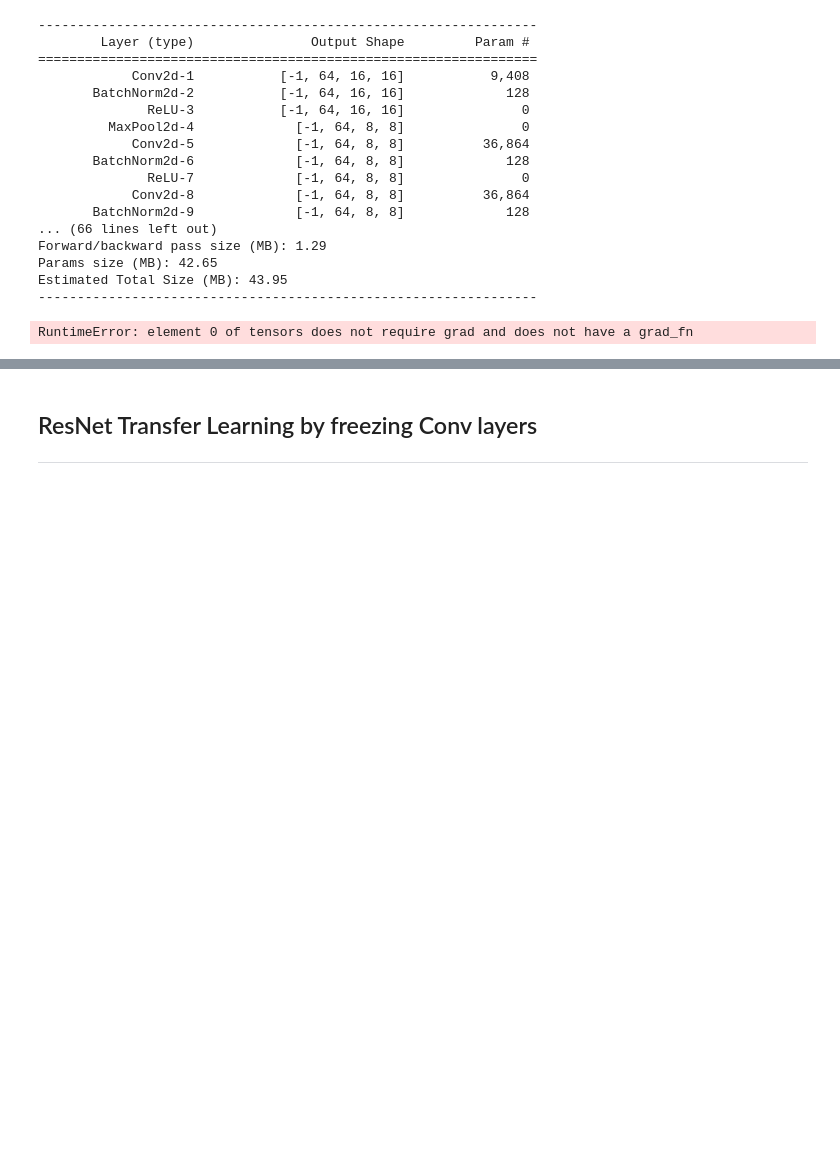
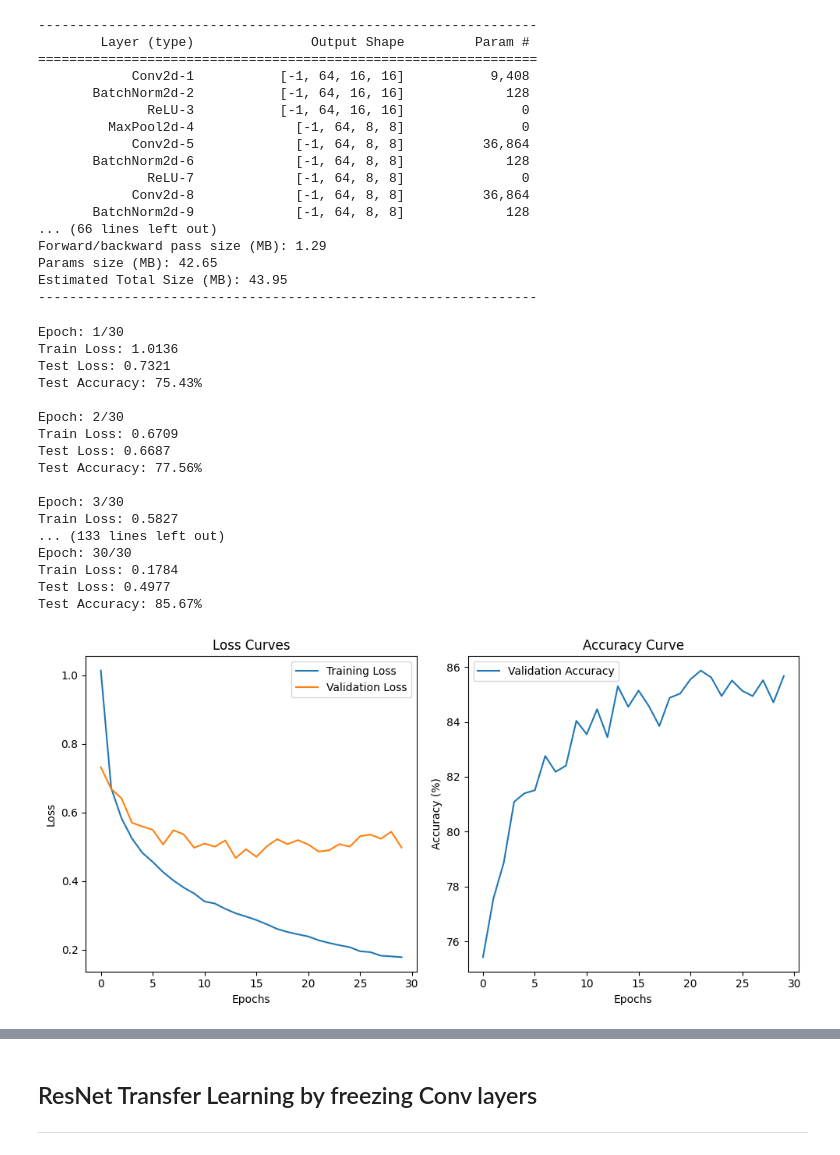
Before and after one commit to pranav-vish/PyTorch-Refresher, a Jupyter notebook: cifar_exploration.ipynb, the cells around one changed output, grey strips where cells are left out. Cells and saved outputs as stored; diff of their text form; code cells hidden in the pictures; blank space fills up the shorter version.

```diff
--- a/cifar_exploration.ipynb
+++ b/cifar_exploration.ipynb
@@ -241,13 +243,30 @@ Estimated Total Size (MB): 43.95
 # %%
 # Not freezing the parameters, takes very long to train
 criterion_1 = nn.CrossEntropyLoss()
 optimizer_1 = torch.optim.Adam(model_1.parameters(), lr=0.001)
 
-train_losses_1, test_losses_1, test_accuracies_1 = train_model(model_1, optimizer_1, criterion_1, trainloader, testloader, num_epochs=1, device=device)
+train_losses_1, test_losses_1, test_accuracies_1 = train_model(model_1, optimizer_1, criterion_1, trainloader, testloader, num_epochs=30, device=device)
 
 plot_train_metrics(train_losses_1, test_losses_1, test_accuracies_1)
 # %% [output]
-RuntimeError: element 0 of tensors does not require grad and does not have a grad_fn
+Epoch: 1/30
+Train Loss: 1.0136
+Test Loss: 0.7321
+Test Accuracy: 75.43%
+
+Epoch: 2/30
+Train Loss: 0.6709
+Test Loss: 0.6687
+Test Accuracy: 77.56%
+
+Epoch: 3/30
+Train Loss: 0.5827
+... (133 lines left out)
+Epoch: 30/30
+Train Loss: 0.1784
+Test Loss: 0.4977
+Test Accuracy: 85.67%
+[figure, added]
 # %%
 pred, targets = evaluate_model(model_1, testloader, device)
 plot_eval_res(pred, targets)
```
Also changed, not shown: parts of 10 cells of this notebook, 1 other file.
